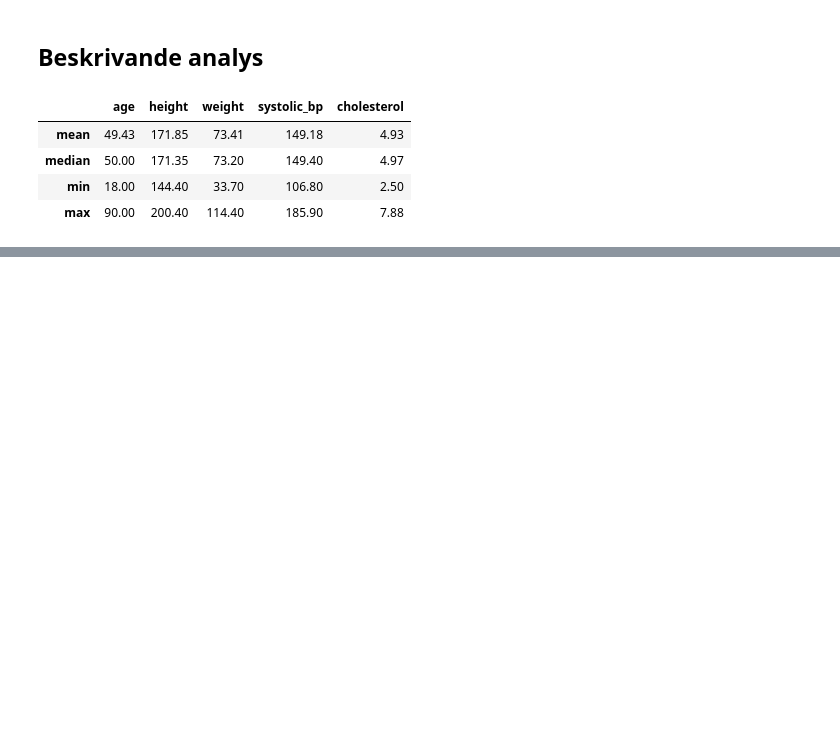
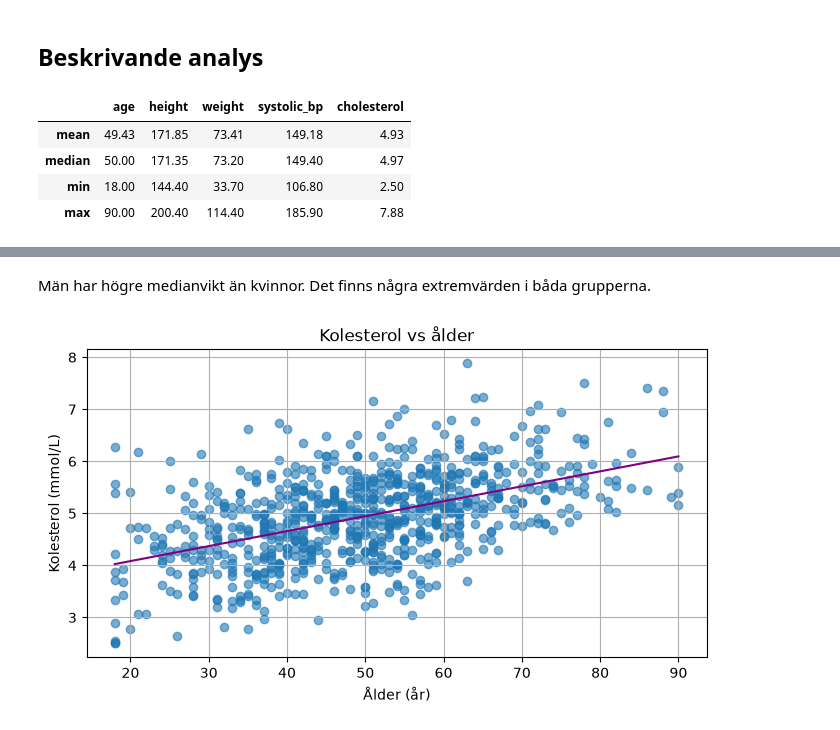
Before and after one commit to Jujbraga/halsostudie, a Jupyter notebook: report.ipynb, the cells around one changed output, grey strips where cells are left out. Drawn from its saved outputs; the diff is of its cells as text; code cells hidden in the pictures; blank space fills up the shorter version.

```diff
--- a/report.ipynb
+++ b/report.ipynb
@@ -20,0 +71,21 @@ avg
+# %% [markdown]
+Män har högre medianvikt än kvinnor. Det finns några extremvärden i båda grupperna.
+# %%
+x = df["age"].to_numpy()
+y = df["cholesterol"].to_numpy()
+
+fig, ax = plt.subplots(figsize=(8,4))
+ax.scatter(x, y, alpha=0.6)
+
+# Trendline
+k, m = np.polyfit(x, y, 1)
+ix = np.argsort(x)
+ax.plot(x[ix], (k*x + m)[ix], color="purple")
+
+ax.set_title("Kolesterol vs ålder")
+ax.set_xlabel("Ålder (år)")
+ax.set_ylabel("Kolesterol (mmol/L)")
+ax.grid(True)
+plt.show()
+# %% [output]
+[figure, added]
```
Also changed, not shown: parts of 7 cells of this notebook.
